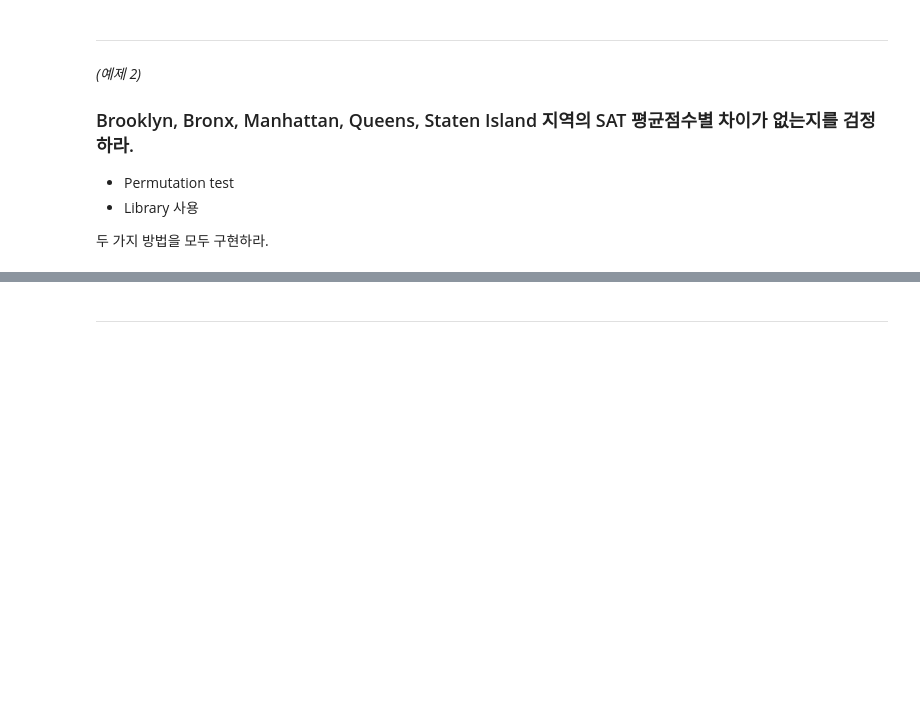
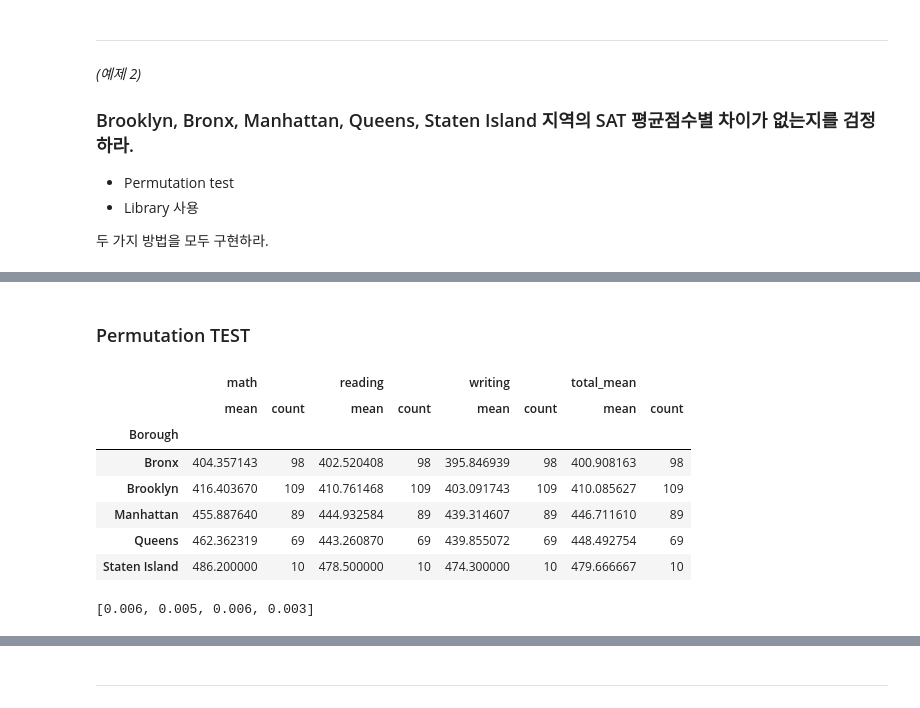
Before and after one commit to tkdguq05/TIL, a Jupyter notebook: Fastcampus/DSES_math_Statistics_02.ipynb, the cells around one changed output, grey strips where cells are left out. Drawn from its saved outputs; the diff is of its cells as text; code cells hidden in the pictures; blank space fills up the shorter version.

Commit message:
ANOVA_TEST_UPDATE

```diff
--- a/Fastcampus/DSES_math_Statistics_02.ipynb
+++ b/Fastcampus/DSES_math_Statistics_02.ipynb
@@ -699,0 +796,13 @@ scores.head(3)
+# %% [markdown]
+### Permutation TEST
+# %%
+grouped
+# %% [output]
+|  | math |  | reading |  | writing |  | total_mean |  |
+|  | mean | count | mean | count | mean | count | mean | count |
+| Borough |  |  |  |  |  |  |  |  |
+| Bronx | 404.357143 | 98 | 402.520408 | 98 | 395.846939 | 98 | 400.908163 | 98 |
+| Brooklyn | 416.403670 | 109 | 410.761468 | 109 | 403.091743 | 109 | 410.085627 | 109 |
+| Manhattan | 455.887640 | 89 | 444.932584 | 89 | 439.314607 | 89 | 446.711610 | 89 |
+| Queens | 462.362319 | 69 | 443.260870 | 69 | 439.855072 | 69 | 448.492754 | 69 |
+| Staten Island | 486.200000 | 10 | 478.500000 | 10 | 474.300000 | 10 | 479.666667 | 10 |
@@ -699,0 +834,5 @@ scores.head(3)
+# %%
+arr_perm_vars_list = np.array(perm_vars_list)
+[sum(arr_perm_vars_list[i] > var_lis[i])/len(perm_vars_list[i]) for i in range(4)]
+# %% [output]
+[0.006, 0.005, 0.006, 0.003]
```
Also changed, not shown: parts of 39 cells of this notebook.
